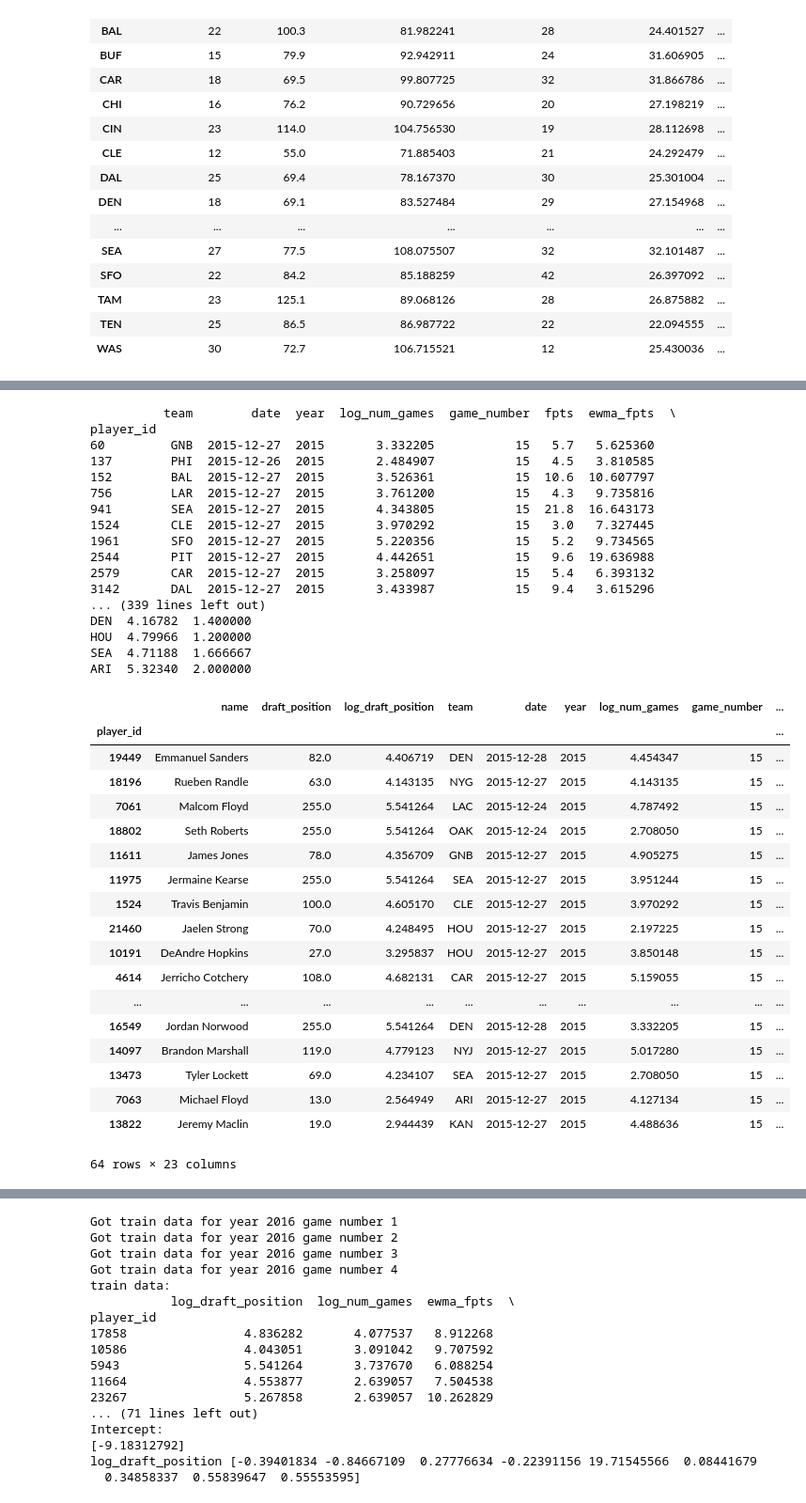
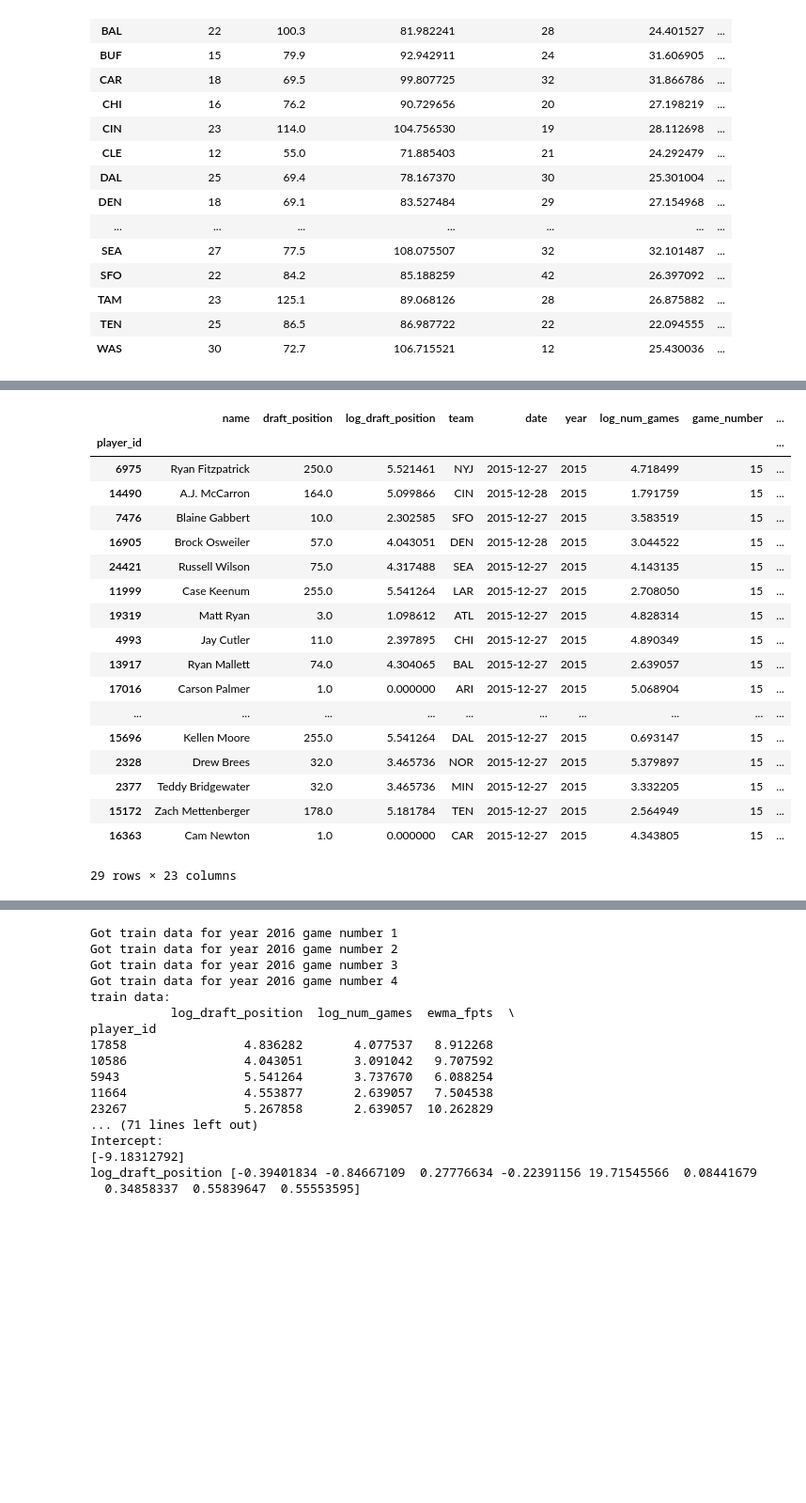
Before and after one commit to nkvarberg/Football-Prediction, a Jupyter notebook: EDA_Varberg.ipynb, the cells around one changed output, grey strips where cells are left out. Shown: that part at 94% size. Saved outputs shown, nothing was run; the diff lists cells and outputs as text; code cells hidden in the pictures; blank space fills up the shorter version.

```diff
--- a/EDA_Varberg.ipynb
+++ b/EDA_Varberg.ipynb
@@ -54,13 +35,16 @@ half_ppr = {
     'rushing_touchdowns': 6,
     'receiving_receptions': 0.5,
     'receiving_yards': 0.1,
-    'receiving_touchdowns': 6
+    'receiving_touchdowns': 6,
+    'passing_yards': 0.04,
+    'passing_touchdowns': 6
 }
 # %%
 # subset RB position by choosing only RBs with at least 3 fantasy points in previous game
 subset_position = {
     'RB': [['rushing_attempts', 'receiving_targets'], 5.0],
-    'WR': [['rushing_attempts', 'receiving_targets'], 5.0]
+    'WR': [['rushing_attempts', 'receiving_targets'], 5.0],
+    'QB': [['passing_attempts'], 10.0]
 }
 # %%
 def get_players_thatweek(all_games, all_players, position, year, game_number, subset_position, specific_players=None):
@@ -255,45 +237,28 @@ def get_features_response(players, all_games, year, game_number, points_dict, de
 # %%
 # example usage
 # train to game number
-a = get_players_thatweek(all_games, all_players,'WR',2015,15,subset_position)
+a = get_players_thatweek(all_games, all_players,'QB',2015,15,subset_position)
 get_features_response(a, all_games, 2015, 15, half_ppr)
 # %% [output]
+|  | name | draft_position | log_draft_position | team | date | year | log_num_games | game_number | ... |
+| player_id |  |  |  |  |  |  |  |  | ... |
+| 6975 | Ryan Fitzpatrick | 250.0 | 5.521461 | NYJ | 2015-12-27 | 2015 | 4.718499 | 15 | ... |
+| 14490 | A.J. McCarron | 164.0 | 5.099866 | CIN | 2015-12-28 | 2015 | 1.791759 | 15 | ... |
+| 7476 | Blaine Gabbert | 10.0 | 2.302585 | SFO | 2015-12-27 | 2015 | 3.583519 | 15 | ... |
+| 16905 | Brock Osweiler | 57.0 | 4.043051 | DEN | 2015-12-28 | 2015 | 3.044522 | 15 | ... |
+| 24421 | Russell Wilson | 75.0 | 4.317488 | SEA | 2015-12-27 | 2015 | 4.143135 | 15 | ... |
+| 11999 | Case Keenum | 255.0 | 5.541264 | LAR | 2015-12-27 | 2015 | 2.708050 | 15 | ... |
+| 19319 | Matt Ryan | 3.0 | 1.098612 | ATL | 2015-12-27 | 2015 | 4.828314 | 15 | ... |
+| 4993 | Jay Cutler | 11.0 | 2.397895 | CHI | 2015-12-27 | 2015 | 4.890349 | 15 | ... |
+| 13917 | Ryan Mallett | 74.0 | 4.304065 | BAL | 2015-12-27 | 2015 | 2.639057 | 15 | ... |
+| 17016 | Carson Palmer | 1.0 | 0.000000 | ARI | 2015-12-27 | 2015 | 5.068904 | 15 | ... |
+| ... | ... | ... | ... | ... | ... | ... | ... | ... | ... |
+| 15696 | Kellen Moore | 255.0 | 5.541264 | DAL | 2015-12-27 | 2015 | 0.693147 | 15 | ... |
+| 2328 | Drew Brees | 32.0 | 3.465736 | NOR | 2015-12-27 | 2015 | 5.379897 | 15 | ... |
+| 2377 | Teddy Bridgewater | 32.0 | 3.465736 | MIN | 2015-12-27 | 2015 | 3.332205 | 15 | ... |
+| 15172 | Zach Mettenberger | 178.0 | 5.181784 | TEN | 2015-12-27 | 2015 | 2.564949 | 15 | ... |
+| 16363 | Cam Newton | 1.0 | 0.000000 | CAR | 2015-12-27 | 2015 | 4.343805 | 15 | ... |
-          team        date  year  log_num_games  game_number  fpts  ewma_fpts  \
-player_id
-60         GNB  2015-12-27  2015       3.332205           15   5.7   5.625360
-137        PHI  2015-12-26  2015       2.484907           15   4.5   3.810585
-152        BAL  2015-12-27  2015       3.526361           15  10.6  10.607797
-756        LAR  2015-12-27  2015       3.761200           15   4.3   9.735816
-941        SEA  2015-12-27  2015       4.343805           15  21.8  16.643173
-1524       CLE  2015-12-27  2015       3.970292           15   3.0   7.327445
-1961       SFO  2015-12-27  2015       5.220356           15   5.2   9.734565
-2544       PIT  2015-12-27  2015       4.442651           15   9.6  19.636988
-2579       CAR  2015-12-27  2015       3.258097           15   5.4   6.393132
-3142       DAL  2015-12-27  2015       3.433987           15   9.4   3.615296
-... (339 lines left out)
-DEN  4.16782  1.400000
-HOU  4.79966  1.200000
-SEA  4.71188  1.666667
-ARI  5.32340  2.000000
+29 rows × 23 columns
-|  | name | draft_position | log_draft_position | team | date | year | log_num_games | game_number | ... |
-| player_id |  |  |  |  |  |  |  |  | ... |
-| 19449 | Emmanuel Sanders | 82.0 | 4.406719 | DEN | 2015-12-28 | 2015 | 4.454347 | 15 | ... |
-| 18196 | Rueben Randle | 63.0 | 4.143135 | NYG | 2015-12-27 | 2015 | 4.143135 | 15 | ... |
-| 7061 | Malcom Floyd | 255.0 | 5.541264 | LAC | 2015-12-24 | 2015 | 4.787492 | 15 | ... |
-| 18802 | Seth Roberts | 255.0 | 5.541264 | OAK | 2015-12-24 | 2015 | 2.708050 | 15 | ... |
-| 11611 | James Jones | 78.0 | 4.356709 | GNB | 2015-12-27 | 2015 | 4.905275 | 15 | ... |
-| 11975 | Jermaine Kearse | 255.0 | 5.541264 | SEA | 2015-12-27 | 2015 | 3.951244 | 15 | ... |
-| 1524 | Travis Benjamin | 100.0 | 4.605170 | CLE | 2015-12-27 | 2015 | 3.970292 | 15 | ... |
-| 21460 | Jaelen Strong | 70.0 | 4.248495 | HOU | 2015-12-27 | 2015 | 2.197225 | 15 | ... |
-| 10191 | DeAndre Hopkins | 27.0 | 3.295837 | HOU | 2015-12-27 | 2015 | 3.850148 | 15 | ... |
-| 4614 | Jerricho Cotchery | 108.0 | 4.682131 | CAR | 2015-12-27 | 2015 | 5.159055 | 15 | ... |
-| ... | ... | ... | ... | ... | ... | ... | ... | ... | ... |
-| 16549 | Jordan Norwood | 255.0 | 5.541264 | DEN | 2015-12-28 | 2015 | 3.332205 | 15 | ... |
-| 14097 | Brandon Marshall | 119.0 | 4.779123 | NYJ | 2015-12-27 | 2015 | 5.017280 | 15 | ... |
-| 13473 | Tyler Lockett | 69.0 | 4.234107 | SEA | 2015-12-27 | 2015 | 2.708050 | 15 | ... |
-| 7063 | Michael Floyd | 13.0 | 2.564949 | ARI | 2015-12-27 | 2015 | 4.127134 | 15 | ... |
-| 13822 | Jeremy Maclin | 19.0 | 2.944439 | KAN | 2015-12-27 | 2015 | 4.488636 | 15 | ... |
-64 rows × 23 columns
 # %%
 ## Pretend its 2016, nfl week 5
 
```
Also changed, not shown: parts of 7 cells of this notebook.
